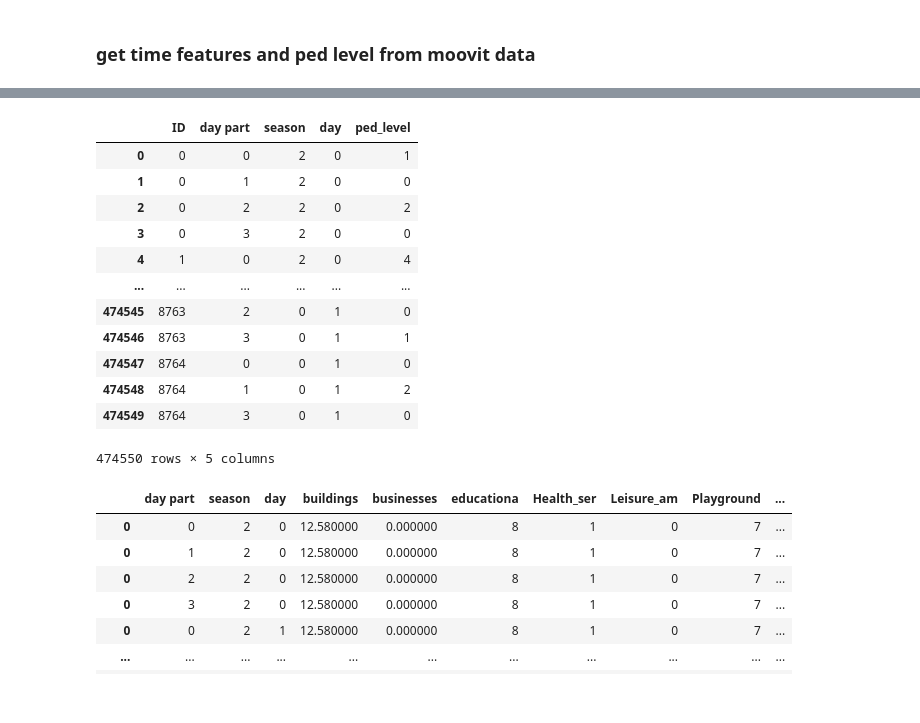
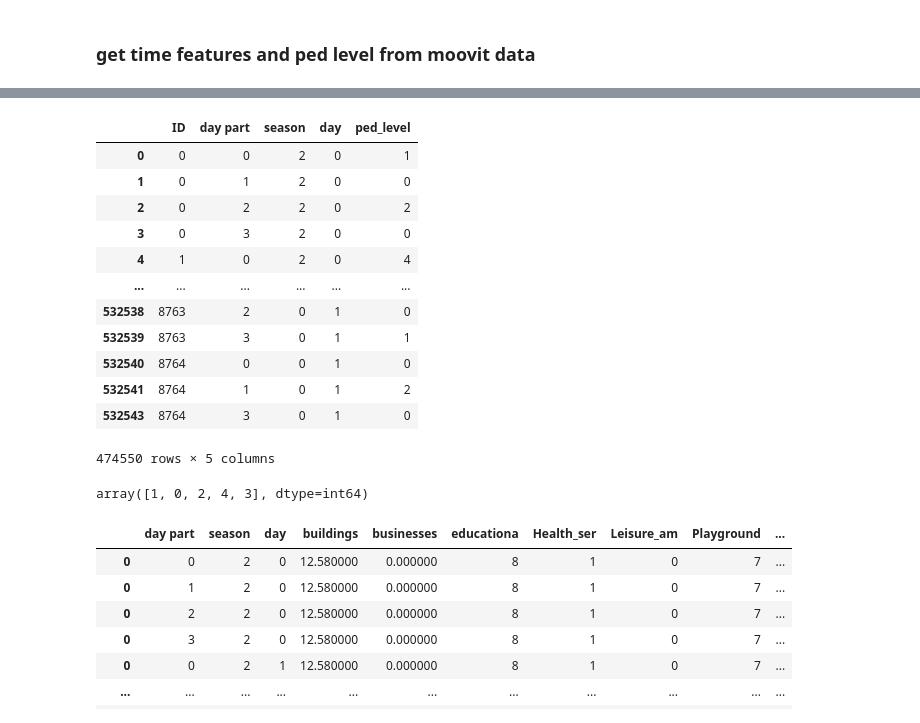
Before and after one commit to achic19/micro_walking, a Jupyter notebook: notebook/ml.ipynb, the cells around one changed output, grey strips where cells are left out. Saved outputs shown, nothing was run; the diff lists cells and outputs as text; code cells hidden in the pictures.

```diff
--- a/notebook/ml.ipynb
+++ b/notebook/ml.ipynb
@@ -54,40 +54,45 @@ moovit_data
 # %%
 # flat the data so each ped level would be in a new row
 def rearrange_data(row):
     r"""
     :param row:
     :return:
     """
     id= row['ID']
     def add_row(day_part,ped_level_val):
         r"""
         if the ped level is not 9 add new line to the list with ID, day part and ped level
         :param day_part:
         :param ped_level:
         :return:
         """
-        if ped_level!=9:
-            data_for_ml.append([id,day_part,row['season'],row['day'],ped_level_val])
+        data_for_ml.append([id,day_part,row['season'],row['day'],ped_level_val])
     [add_row(x,row[x+3]) for x in range(4)]
 
 data_for_ml = []
 _ = [moovit_file.apply(rearrange_data,axis=1) for moovit_file in moovit_data]
 ml_data = DataFrame(data_for_ml,columns=['ID','day part','season','day',ped_level])
+ml_data = ml_data[ml_data['ped_level']<9]
+ml_data.to_csv('ml/model_data.csv')
 ml_data
 # %% [output]
 |  | ID | day part | season | day | ped_level |
 | 0 | 0 | 0 | 2 | 0 | 1 |
 | 1 | 0 | 1 | 2 | 0 | 0 |
 | 2 | 0 | 2 | 2 | 0 | 2 |
 | 3 | 0 | 3 | 2 | 0 | 0 |
 | 4 | 1 | 0 | 2 | 0 | 4 |
 | ... | ... | ... | ... | ... | ... |
-| 474545 | 8763 | 2 | 0 | 1 | 0 |
-| 474546 | 8763 | 3 | 0 | 1 | 1 |
-| 474547 | 8764 | 0 | 0 | 1 | 0 |
-| 474548 | 8764 | 1 | 0 | 1 | 2 |
-| 474549 | 8764 | 3 | 0 | 1 | 0 |
+| 532538 | 8763 | 2 | 0 | 1 | 0 |
+| 532539 | 8763 | 3 | 0 | 1 | 1 |
+| 532540 | 8764 | 0 | 0 | 1 | 0 |
+| 532541 | 8764 | 1 | 0 | 1 | 2 |
+| 532543 | 8764 | 3 | 0 | 1 | 0 |
 474550 rows × 5 columns
+# %%
+ml_data['ped_level'].unique()
+# %% [output]
+array([1, 0, 2, 4, 3], dtype=int64)
 # %%
 # join street attributes to the rest of the data (lable and time)
 network_data = gpd.read_file(r'output/streets_elements/streets_elements.shp')
```
Also changed, not shown: parts of 15 cells of this notebook.
